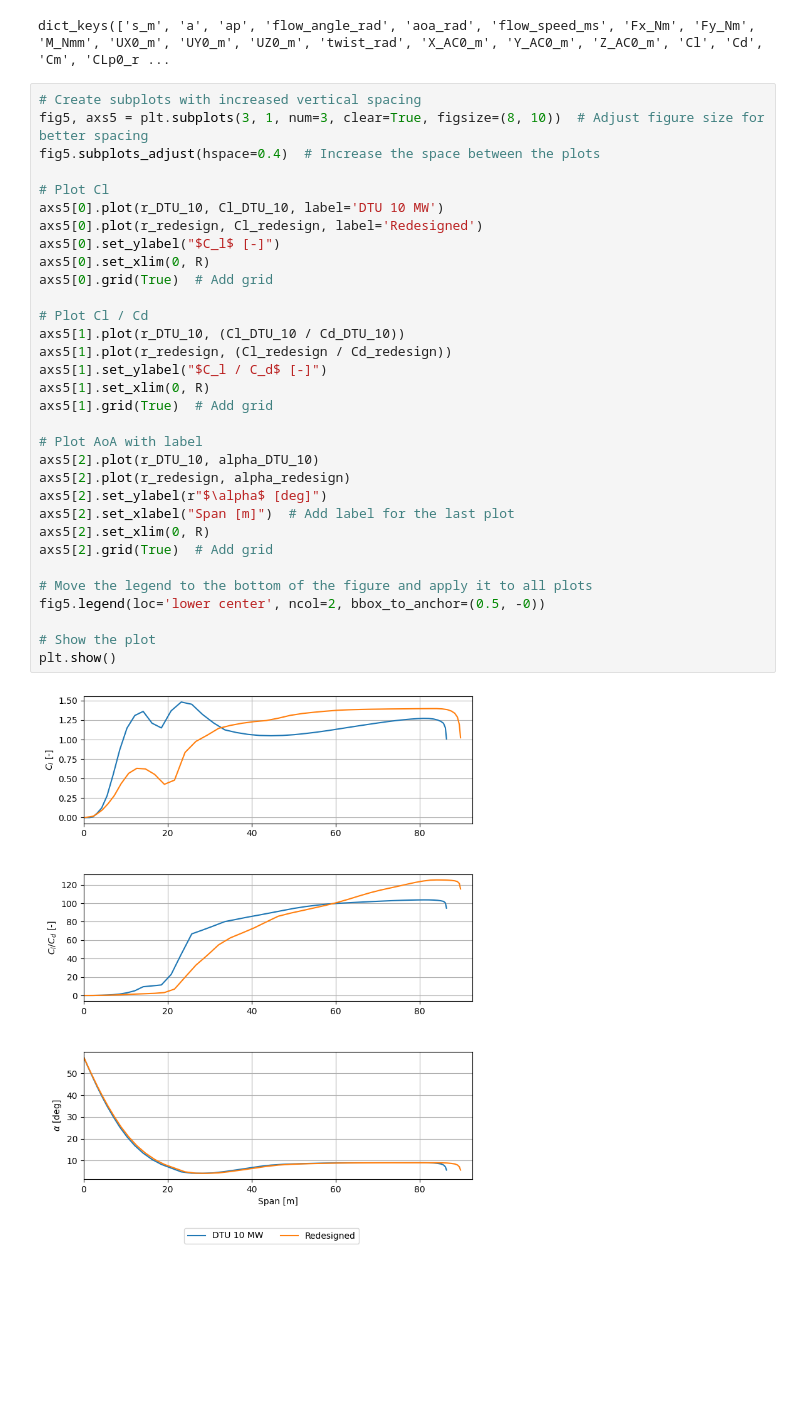
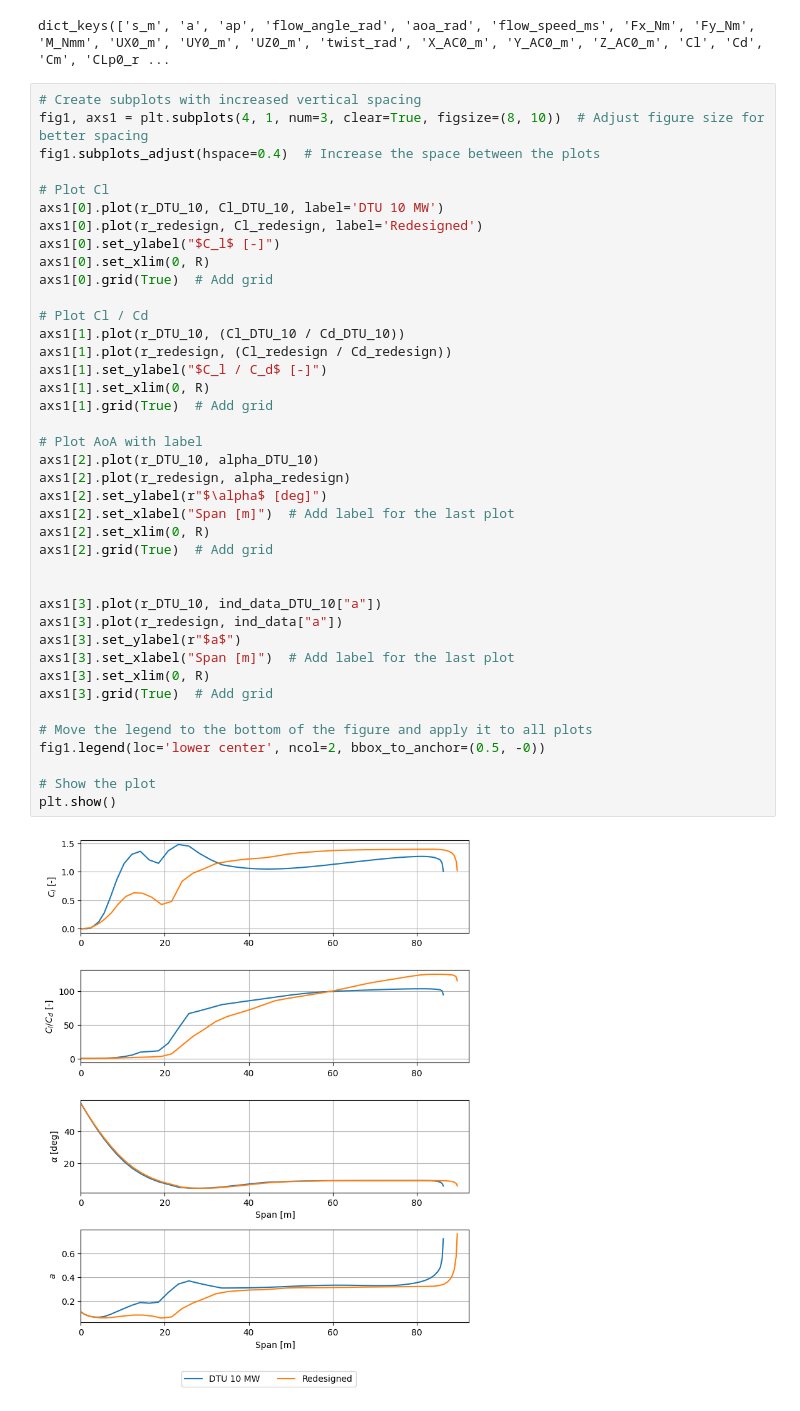
Before and after one commit to nicolaquaia/LAC_final, a Jupyter notebook: assignment_01/assignment1_03.ipynb, the cells around one changed output. Drawn from its saved outputs; the diff is of its cells as text; blank space fills up the shorter version.

Commit message:
added graph

```diff
--- a/assignment_01/assignment1_03.ipynb
+++ b/assignment_01/assignment1_03.ipynb
@@ -190,35 +190,43 @@ r_DTU_10 = ind_data_DTU_10["s_m"]
 dict_keys(['s_m', 'a', 'ap', 'flow_angle_rad', 'aoa_rad', 'flow_speed_ms', 'Fx_Nm', 'Fy_Nm', 'M_Nmm', 'UX0_m', 'UY0_m', 'UZ0_m', 'twist_rad', 'X_AC0_m', 'Y_AC0_m', 'Z_AC0_m', 'Cl', 'Cd', 'Cm', 'CLp0_r ...
 # %%
 # Create subplots with increased vertical spacing
-fig5, axs5 = plt.subplots(3, 1, num=3, clear=True, figsize=(8, 10))  # Adjust figure size for better spacing
-fig5.subplots_adjust(hspace=0.4)  # Increase the space between the plots
+fig1, axs1 = plt.subplots(4, 1, num=3, clear=True, figsize=(8, 10))  # Adjust figure size for better spacing
+fig1.subplots_adjust(hspace=0.4)  # Increase the space between the plots
 
 # Plot Cl
-axs5[0].plot(r_DTU_10, Cl_DTU_10, label='DTU 10 MW')
-axs5[0].plot(r_redesign, Cl_redesign, label='Redesigned')
-axs5[0].set_ylabel("$C_l$ [-]")
-axs5[0].set_xlim(0, R)
-axs5[0].grid(True)  # Add grid
+axs1[0].plot(r_DTU_10, Cl_DTU_10, label='DTU 10 MW')
+axs1[0].plot(r_redesign, Cl_redesign, label='Redesigned')
+axs1[0].set_ylabel("$C_l$ [-]")
+axs1[0].set_xlim(0, R)
+axs1[0].grid(True)  # Add grid
 
 # Plot Cl / Cd
-axs5[1].plot(r_DTU_10, (Cl_DTU_10 / Cd_DTU_10))
-axs5[1].plot(r_redesign, (Cl_redesign / Cd_redesign))
-axs5[1].set_ylabel("$C_l / C_d$ [-]")
-axs5[1].set_xlim(0, R)
-axs5[1].grid(True)  # Add grid
+axs1[1].plot(r_DTU_10, (Cl_DTU_10 / Cd_DTU_10))
+axs1[1].plot(r_redesign, (Cl_redesign / Cd_redesign))
+axs1[1].set_ylabel("$C_l / C_d$ [-]")
+axs1[1].set_xlim(0, R)
+axs1[1].grid(True)  # Add grid
 
 # Plot AoA with label
-axs5[2].plot(r_DTU_10, alpha_DTU_10)
-axs5[2].plot(r_redesign, alpha_redesign)
-axs5[2].set_ylabel(r"$\alpha$ [deg]")
-axs5[2].set_xlabel("Span [m]")  # Add label for the last plot
-axs5[2].set_xlim(0, R)
-axs5[2].grid(True)  # Add grid
+axs1[2].plot(r_DTU_10, alpha_DTU_10)
+axs1[2].plot(r_redesign, alpha_redesign)
+axs1[2].set_ylabel(r"$\alpha$ [deg]")
+axs1[2].set_xlabel("Span [m]")  # Add label for the last plot
+axs1[2].set_xlim(0, R)
+axs1[2].grid(True)  # Add grid
+
+
+axs1[3].plot(r_DTU_10, ind_data_DTU_10["a"])
+axs1[3].plot(r_redesign, ind_data["a"])
+axs1[3].set_ylabel(r"$a$")
+axs1[3].set_xlabel("Span [m]")  # Add label for the last plot
+axs1[3].set_xlim(0, R)
+axs1[3].grid(True)  # Add grid
 
 # Move the legend to the bottom of the figure and apply it to all plots
-fig5.legend(loc='lower center', ncol=2, bbox_to_anchor=(0.5, -0))
+fig1.legend(loc='lower center', ncol=2, bbox_to_anchor=(0.5, -0))
 
 # Show the plot
 plt.show()
 # %% [output]
-[figure, old version]
+[figure, new version]
```
Also changed, not shown: parts of 3 cells of this notebook.
